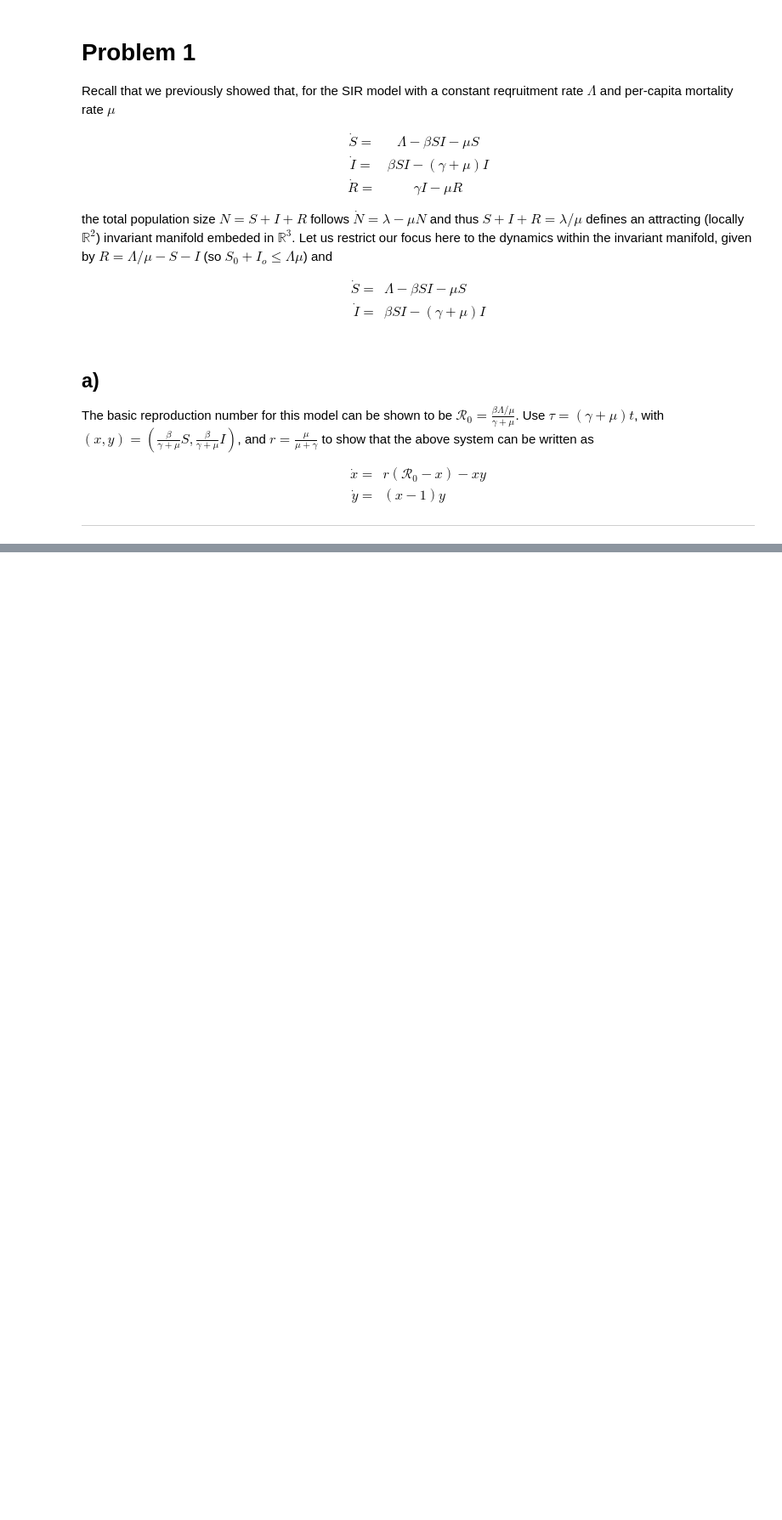
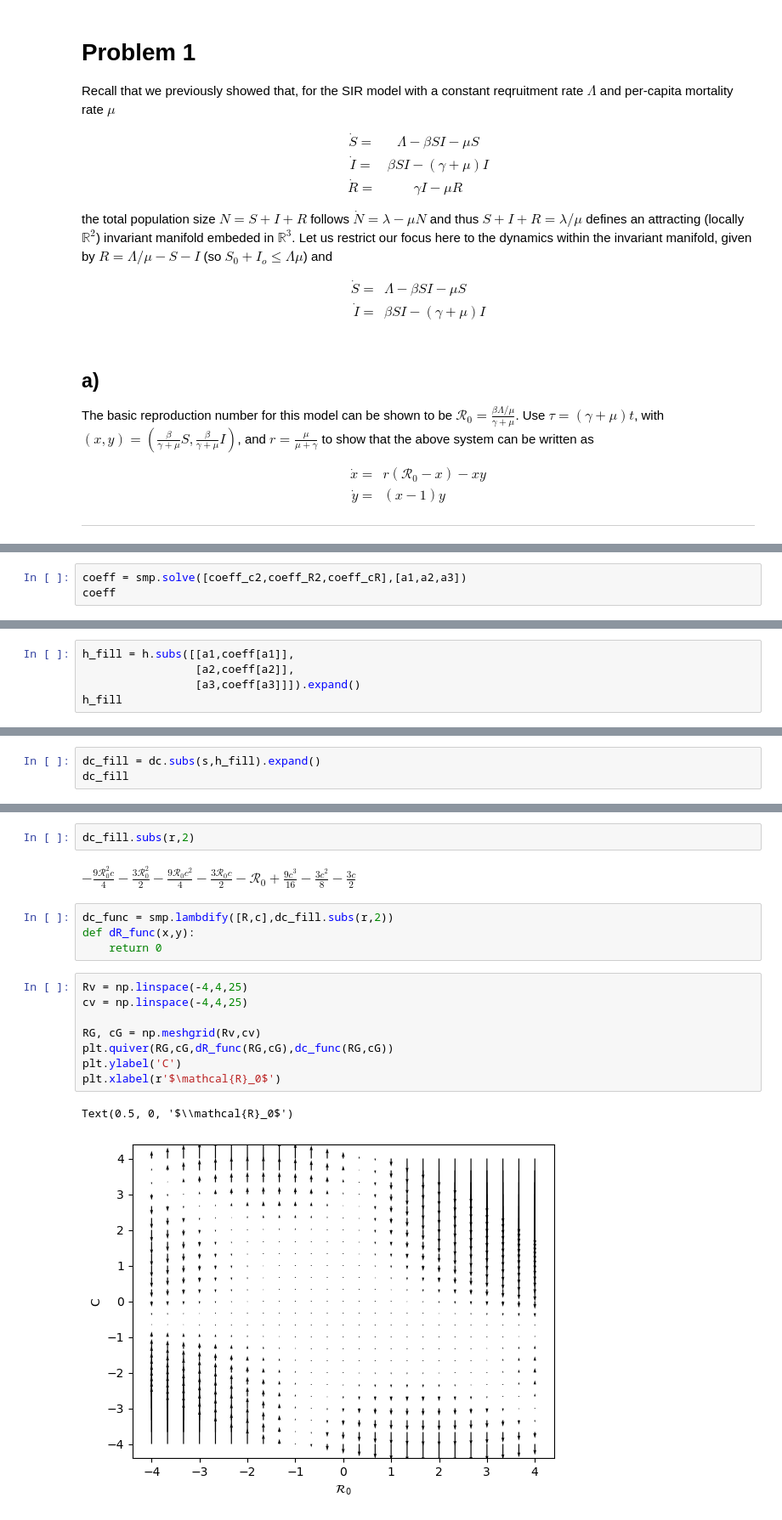
Before and after one commit to michaelStoddard/Chaos, a Jupyter notebook: Projects/Exam2.ipynb, the cells around one changed output, grey strips where cells are left out. Shown at 85% size. Saved outputs shown, nothing was run; the diff lists cells and outputs as text; blank space fills up the shorter version.

```diff
--- a/Projects/Exam2.ipynb
+++ b/Projects/Exam2.ipynb
@@ -62,0 +224,3 @@ Lam, mu, beta, gamma = smp.symbols(r'\Lambda \mu')
+# %%
+coeff = smp.solve([coeff_c2,coeff_R2,coeff_cR],[a1,a2,a3])
+coeff
@@ -62,0 +231,5 @@ Lam, mu, beta, gamma = smp.symbols(r'\Lambda \mu')
+# %%
+h_fill = h.subs([[a1,coeff[a1]],
+                 [a2,coeff[a2]],
+                 [a3,coeff[a3]]]).expand()
+h_fill
@@ -62,0 +238,3 @@ Lam, mu, beta, gamma = smp.symbols(r'\Lambda \mu')
+# %%
+dc_fill = dc.subs(s,h_fill).expand()
+dc_fill
@@ -64,0 +249,19 @@ Lam, mu, beta, gamma = smp.symbols(r'\Lambda \mu')
+# %%
+dc_fill.subs(r,2)
+# %% [output]
+$\displaystyle - \frac{9 \mathcal{R}_0^{2} c}{4} - \frac{3 \mathcal{R}_0^{2}}{2} - \frac{9 \mathcal{R}_0 c^{2}}{4} - \frac{3 \mathcal{R}_0 c}{2} - \mathcal{R}_0 + \frac{9 c^{3}}{16} - \frac{3 c^{2}}{8} - \frac{3 c}{2}$
+# %%
+dc_func = smp.lambdify([R,c],dc_fill.subs(r,2))
+def dR_func(x,y):
+    return 0
+# %%
+Rv = np.linspace(-4,4,25)
+cv = np.linspace(-4,4,25)
+
+RG, cG = np.meshgrid(Rv,cv)
+plt.quiver(RG,cG,dR_func(RG,cG),dc_func(RG,cG))
+plt.ylabel('C')
+plt.xlabel(r'$\mathcal{R}_0$')
+# %% [output]
+Text(0.5, 0, '$\\mathcal{R}_0$')
+[figure, added]
```
Also changed, not shown: parts of 42 cells of this notebook.
